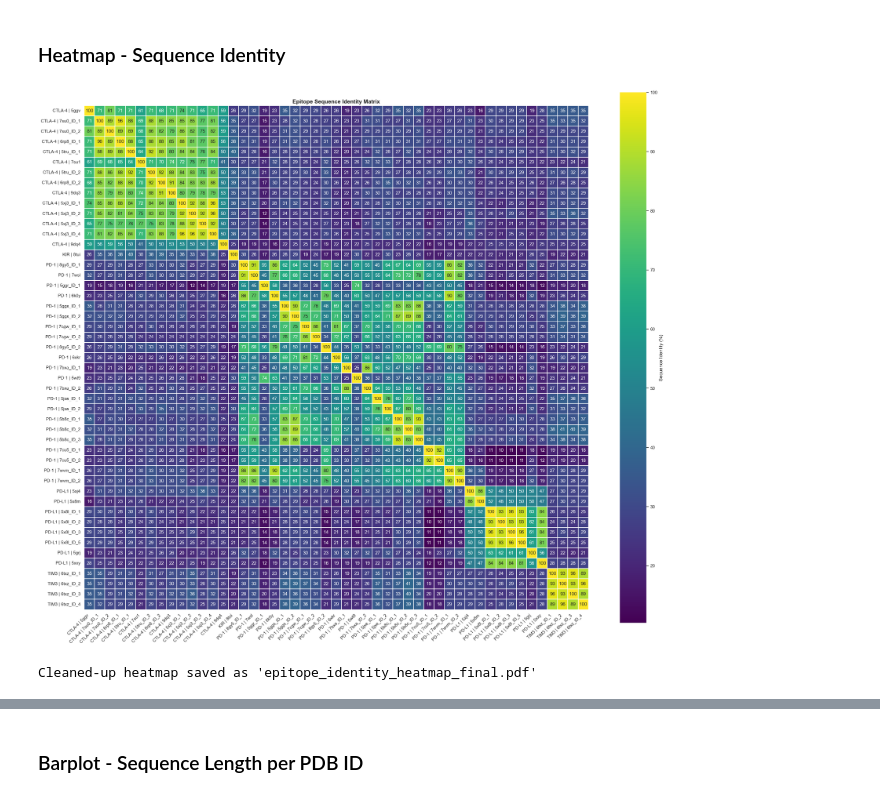
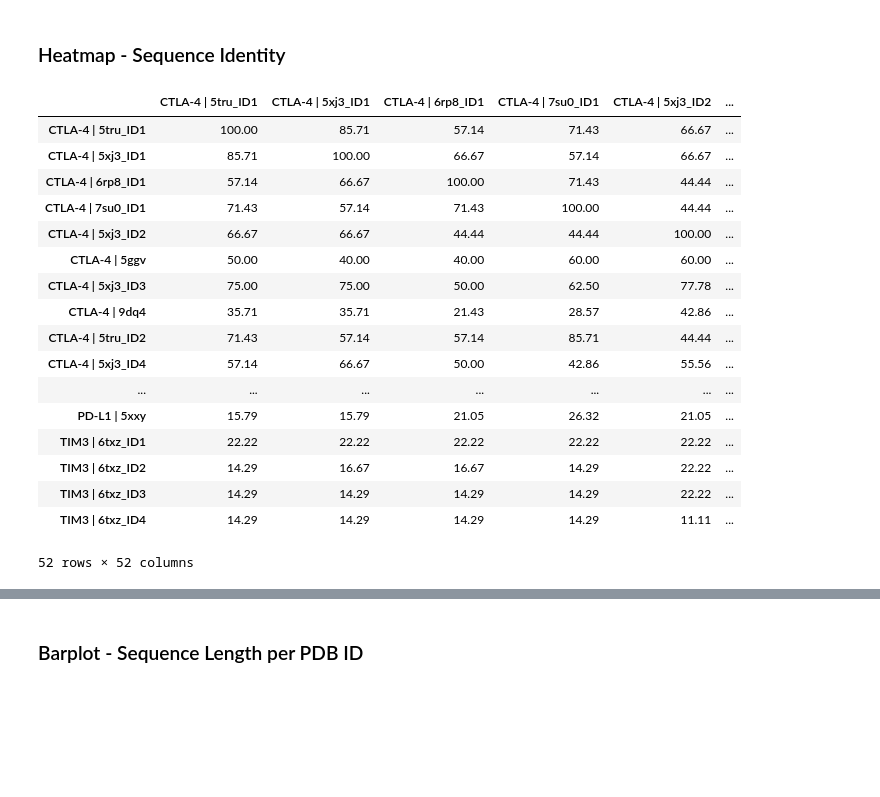
Before and after one commit to datascience-2025-group4/group04-team01, a Jupyter notebook: Structural Analysis_Paratope_Interface.ipynb, the cells around one changed output, grey strips where cells are left out. Drawn from its saved outputs; the diff is of its cells as text; code cells hidden in the pictures; blank space fills up the shorter version.

Commit message:
sequences_in_BSA+heatmap

```diff
--- a/Structural Analysis_Paratope_Interface.ipynb
+++ b/Structural Analysis_Paratope_Interface.ipynb
@@ -1211,57 +1318,73 @@ pdb_ids = {
     'CTLA-4': ctla4['pdb'].unique().tolist(),
     'KIR': kir['pdb'].unique().tolist(),
     'LAG3': lag3['pdb'].unique().tolist(),
     'TIM3': tim3['pdb'].unique().tolist(),
 }
 
 # Create mapping from PDB ID → Checkpoint
 pdb_to_checkpoint = {}
 for checkpoint, pdb_list in pdb_ids.items():
     for pdb in pdb_list:
         pdb_to_checkpoint[pdb.lower()] = checkpoint
 
 # Update row and column labels using base PDB ID
 def get_checkpoint_label(pdb_id):
     '''Get checkpoint label for a given PDB ID'''
     base_id = pdb_id.lower().split('_')[0]
     checkpoint = pdb_to_checkpoint.get(base_id)
     return f"{checkpoint} | {pdb_id}"
 
 df_identity = df_identity.copy()
 df_identity.index = [get_checkpoint_label(p) for p in df_identity.index]
 df_identity.columns = [get_checkpoint_label(p) for p in df_identity.columns]
 
+df_identity
 
+# annot_data = df_identity.applymap(lambda x: f"{x:.0f}")
+# mask = None
 
-annot_data = df_identity.applymap(lambda x: f"{x:.0f}")
-mask = None
+# plt.figure(figsize=(24, 20))
+# sns.set(style="white", font_scale=1.0)
 
-plt.figure(figsize=(24, 20))
-sns.set(style="white", font_scale=1.0)
+# ax = sns.heatmap(
+#     df_identity,
+#     annot=annot_data,
+#     fmt="",
+#     cmap="viridis",
+#     mask=mask,
+#     square=True,
+#     linewidths=0.3,
+#     cbar_kws={"label": "Sequence Identity (%)"}
+# )
 
-ax = sns.heatmap(
-    df_identity,
-    annot=annot_data,
-    fmt="",
-    cmap="viridis",
-    mask=mask,
-    square=True,
-    linewidths=0.3,
-    cbar_kws={"label": "Sequence Identity (%)"}
-)
+# plt.xticks(rotation=45, ha="right")
+# plt.yticks(rotation=0)
+# plt.title(f"{section.capitalize()} Sequence Identity Matrix", fontsize=14)
+# plt.tight_layout()
 
-plt.xticks(rotation=45, ha="right")
-plt.yticks(rotation=0)
-plt.title(f"{section.capitalize()} Sequence Identity Matrix", fontsize=14)
-plt.tight_layout()
+# plt.savefig(f"plots/structural_analysis/{section.capitalize()}/{section}_identity_heatmap_final.pdf", dpi=300)
+# plt.show()
 
-plt.savefig(f"plots/structural_analysis/{section.capitalize()}/{section}_identity_heatmap_final.pdf", dpi=300)
-plt.show()
-
-print(f"Cleaned-up heatmap saved as '{section}_identity_heatmap_final.pdf'")
+# print(f"Cleaned-up heatmap saved as '{section}_identity_heatmap_final.pdf'")
 # %% [output]
-[figure, removed]
+|  | CTLA-4 | 5tru_ID1 | CTLA-4 | 5xj3_ID1 | CTLA-4 | 6rp8_ID1 | CTLA-4 | 7su0_ID1 | CTLA-4 | 5xj3_ID2 | ... |
+| CTLA-4 | 5tru_ID1 | 100.00 | 85.71 | 57.14 | 71.43 | 66.67 | ... |
+| CTLA-4 | 5xj3_ID1 | 85.71 | 100.00 | 66.67 | 57.14 | 66.67 | ... |
+| CTLA-4 | 6rp8_ID1 | 57.14 | 66.67 | 100.00 | 71.43 | 44.44 | ... |
+| CTLA-4 | 7su0_ID1 | 71.43 | 57.14 | 71.43 | 100.00 | 44.44 | ... |
+| CTLA-4 | 5xj3_ID2 | 66.67 | 66.67 | 44.44 | 44.44 | 100.00 | ... |
+| CTLA-4 | 5ggv | 50.00 | 40.00 | 40.00 | 60.00 | 60.00 | ... |
+| CTLA-4 | 5xj3_ID3 | 75.00 | 75.00 | 50.00 | 62.50 | 77.78 | ... |
+| CTLA-4 | 9dq4 | 35.71 | 35.71 | 21.43 | 28.57 | 42.86 | ... |
+| CTLA-4 | 5tru_ID2 | 71.43 | 57.14 | 57.14 | 85.71 | 44.44 | ... |
+| CTLA-4 | 5xj3_ID4 | 57.14 | 66.67 | 50.00 | 42.86 | 55.56 | ... |
+| ... | ... | ... | ... | ... | ... | ... |
+| PD-L1 | 5xxy | 15.79 | 15.79 | 21.05 | 26.32 | 21.05 | ... |
+| TIM3 | 6txz_ID1 | 22.22 | 22.22 | 22.22 | 22.22 | 22.22 | ... |
+| TIM3 | 6txz_ID2 | 14.29 | 16.67 | 16.67 | 14.29 | 22.22 | ... |
+| TIM3 | 6txz_ID3 | 14.29 | 14.29 | 14.29 | 14.29 | 22.22 | ... |
+| TIM3 | 6txz_ID4 | 14.29 | 14.29 | 14.29 | 14.29 | 11.11 | ... |
-Cleaned-up heatmap saved as 'epitope_identity_heatmap_final.pdf'
+52 rows × 52 columns
 # %%
 # annotate only high identities
 annot_data = df_identity.applymap(lambda x: f"{int(x)}" if x >= 70 else "")
```
Also changed, not shown: parts of 19 cells of this notebook, 27 other files.
